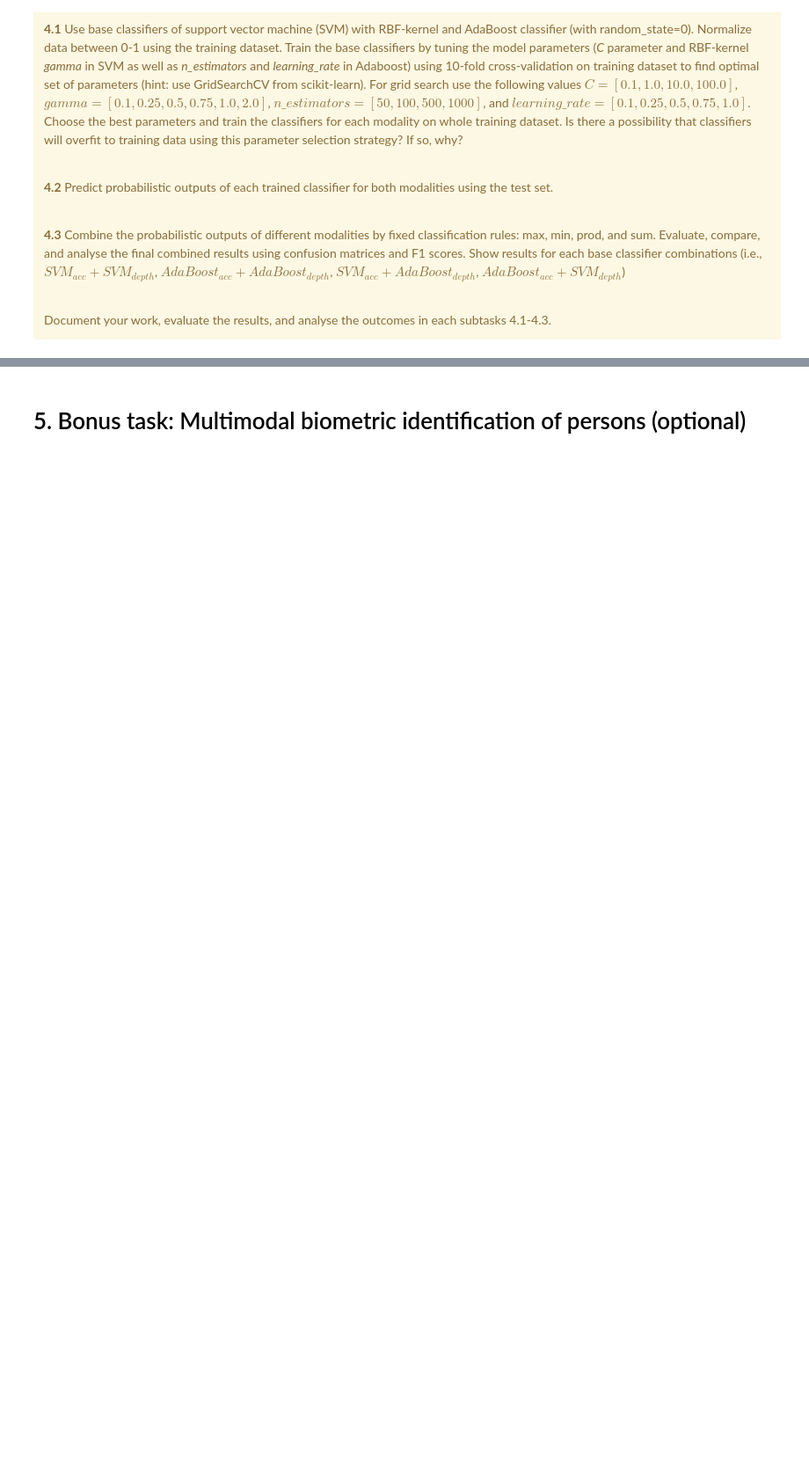
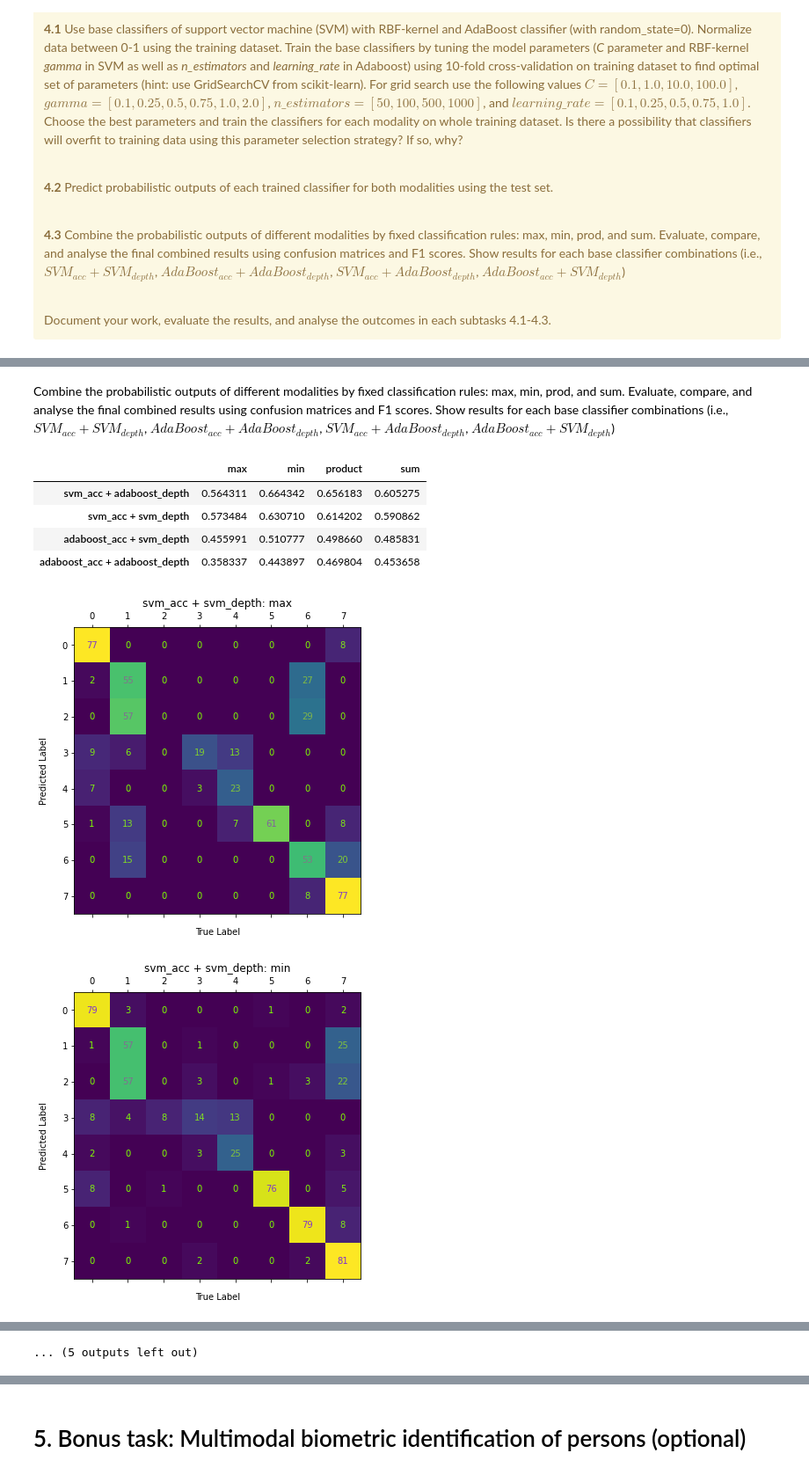
Before and after one commit to loerssoni/datafusion_project, a Jupyter notebook: project-work-MEx-classification.ipynb, the cells around one changed output, grey strips where cells are left out. Shown at 88% size. Drawn from its saved outputs; the diff is of its cells as text; code cells hidden in the pictures; blank space fills up the shorter version.

```diff
--- a/project-work-MEx-classification.ipynb
+++ b/project-work-MEx-classification.ipynb
@@ -501,7 +520,8 @@ GridSearchCV(cv=10, estimator=SVC(), n_jobs=4,
 # %%
-ada = AdaBoostClassifier()
-cv_ada = GridSearchCV(ada, param_grid_ada, cv=10, n_jobs=4, verbose=True)
-cv_ada.fit(X_train, y_train)
+ada = AdaBoostClassifier(random_state=0)
+cv_ada_acc = GridSearchCV(ada, param_grid_ada, cv=10, n_jobs=4, verbose=True)
+cv_ada_acc.fit(X_train_a, y_train)
+print('Adaboost Acceleration F1: {:.03f}'.format(f1_score(y_test, cv_ada_acc.predict(X_test_a), average='macro')))
 # %% [output]
 Fitting 10 folds for each of 20 candidates, totalling 200 fits
 [Parallel(n_jobs=4)]: Using backend LokyBackend with 4 concurrent workers.
@@ -532,0 +532,6 @@ ada_proba = cv_ada.predict_proba(X_test)
+# %%
+ada = AdaBoostClassifier(random_state=0)
+cv_ada_d = GridSearchCV(ada, param_grid_ada, cv=10, n_jobs=4, verbose=True)
+cv_ada_d.fit(X_train_d, y_train)
+f1_adad = f1_score(y_test, cv_ada_d.predict(X_test_d), average='macro')
+print('Adaboost Depth Camera F1: {:.03f}'.format(f1_adad))
@@ -532,0 +545,7 @@ ada_proba = cv_ada.predict_proba(X_test)
+# %% [markdown]
+Combine the probabilistic outputs of different modalities by fixed classification rules: max, min, prod, and sum. Evaluate, compare, and analyse the final combined results using confusion matrices and F1 scores. Show results for each base classifier combinations (i.e., $SVM_{acc}+SVM_{depth}$, $AdaBoost_{acc}+AdaBoost_{depth}$, $SVM_{acc}+AdaBoost_{depth}$, $AdaBoost_{acc}+SVM_{depth}$)</p>
+# %%
+svm_proba_a = svm_cv_acc.predict_proba(X_test_a)
+ada_proba_a = cv_ada_acc.predict_proba(X_test_a)
+svm_proba_d = svm_cv_d.predict_proba(X_test_d)
+ada_proba_d = cv_ada_d.predict_proba(X_test_d)
@@ -532,0 +554,44 @@ ada_proba = cv_ada.predict_proba(X_test)
+# %%
+proba_outputs = {
+    'svm_acc':svm_proba_a,
+    'svm_depth':svm_proba_d,
+    'adaboost_acc':ada_proba_a,
+    'adaboost_depth':ada_proba_d,
+}
+f1_scores = {}
+functions = {
+    'max':np.max,
+    'min':np.min,
+    'product': np.prod,
+    'sum': np.sum}
+acc_probas = ['svm_acc', 'adaboost_acc']
+depth_probas = ['svm_depth','adaboost_depth']
+
+for acc_clf in acc_probas:
+    for depth_clf in depth_probas:
+        f1_scores[f'{acc_clf} + {depth_clf}'] = {}
+        prob_comb = np.array([proba_outputs[acc_clf], proba_outputs[depth_clf]])
+        for func_name, func in functions.items():
+            probs = func(prob_comb, axis=0)
+            preds = np.argmax(probs, 1)+1 ## +1 is a dirty trick to transfer argmax output to class numbers
+            f1_scores[f'{acc_clf} + {depth_clf}'][f'{func_name}'] = f1_score(y_test, preds, average='macro')
+            conf_m = confusion_matrix(y_test, preds)
+            fig, ax = plt.subplots(1, figsize=(6,6))
+            ax.set_xlabel('\nTrue Label')
+            ax.set_ylabel('Predicted Label\n')
+            ax.set_title(f'{acc_clf} + {depth_clf}: {func_name}')
+            for (i, j), z in np.ndenumerate(conf_m):
+                cval = (z/100)
+                ax.text(j, i, '{:d}'.format(z), ha='center', va='center', c=[0.5, 1-cval, cval])
+            ax.matshow(conf_m)
+
+f1_scores = pd.DataFrame(f1_scores).T
+f1_scores.loc[f1_scores.max(1).sort_values(ascending=False).index,:]
+# %% [output]
+|  | max | min | product | sum |
+| svm_acc + adaboost_depth | 0.564311 | 0.664342 | 0.656183 | 0.605275 |
+| svm_acc + svm_depth | 0.573484 | 0.630710 | 0.614202 | 0.590862 |
+| adaboost_acc + svm_depth | 0.455991 | 0.510777 | 0.498660 | 0.485831 |
+| adaboost_acc + adaboost_depth | 0.358337 | 0.443897 | 0.469804 | 0.453658 |
+[figure, added]
+[figure, added]
@@ -532,0 +607 @@ ada_proba = cv_ada.predict_proba(X_test)
+... (5 outputs left out)
```
Also changed, not shown: parts of 31 cells of this notebook.
